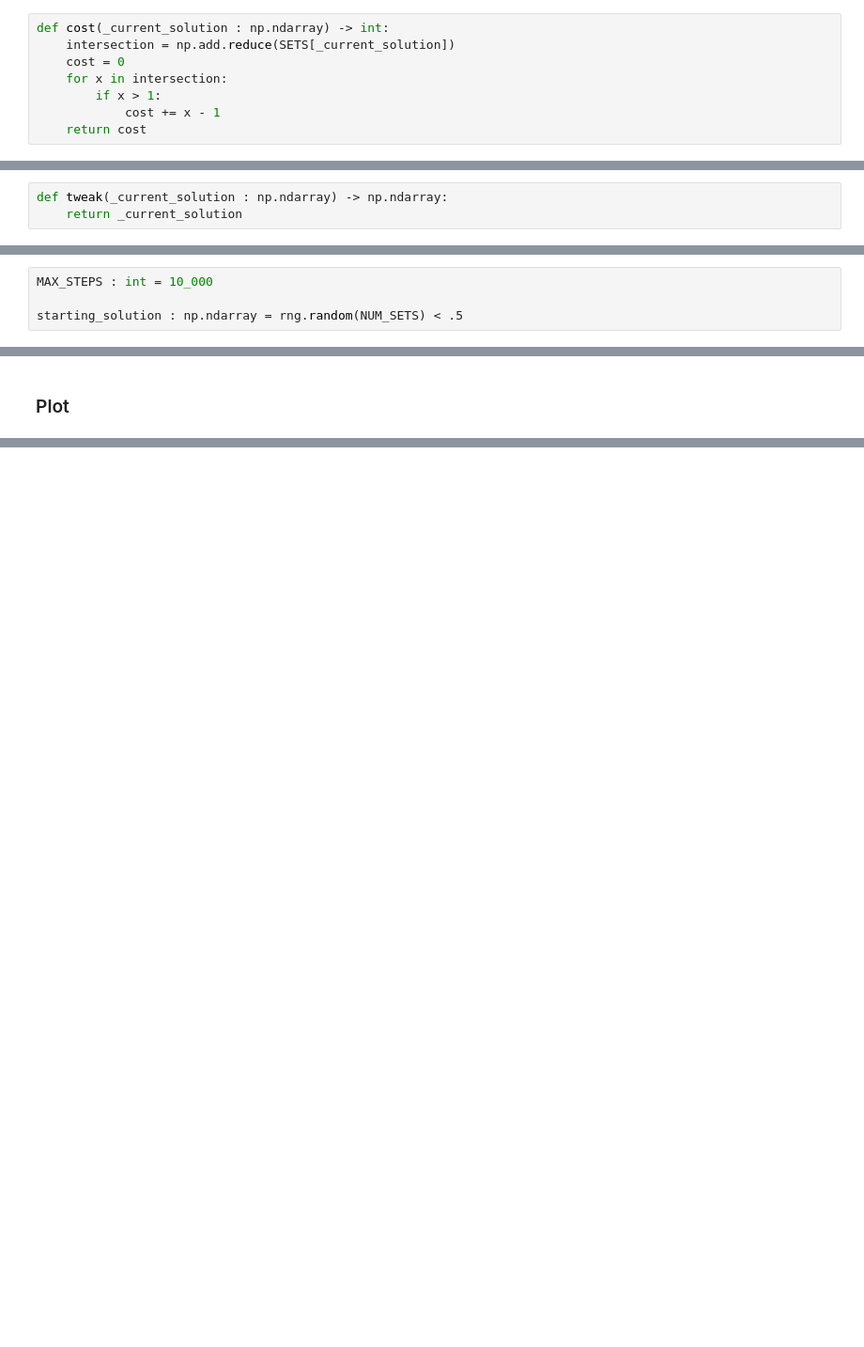
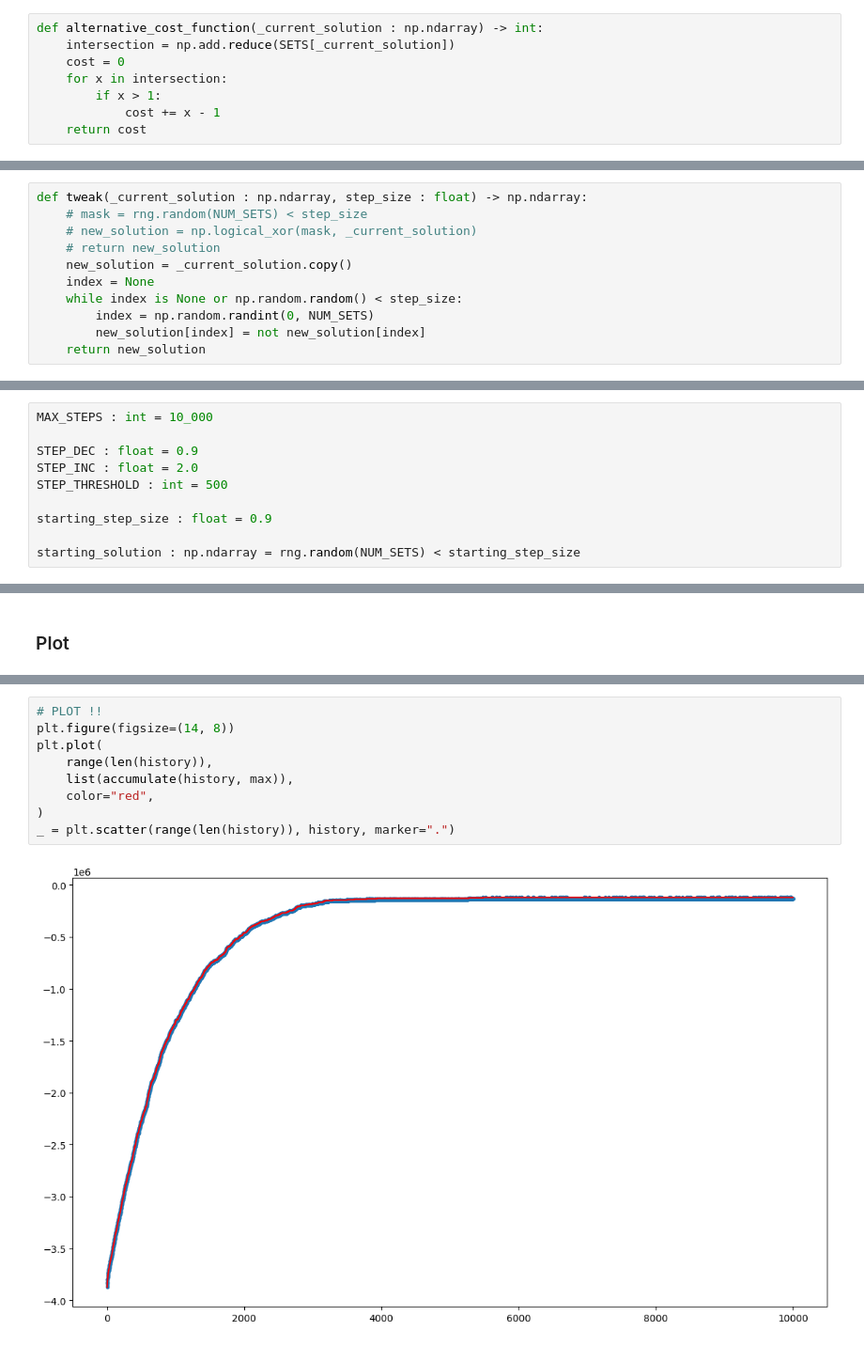
Before and after one commit to AbstractBorderStudio/CI2024_lab1, a Jupyter notebook: set-cover.ipynb, the cells around one changed output, grey strips where cells are left out. Shown at 94% size. Drawn from its saved outputs; the diff is of its cells as text; blank space fills up the shorter version.

Commit message:
feat: solution v.1.0

```diff
--- a/set-cover.ipynb
+++ b/set-cover.ipynb
@@ -95,7 +104,7 @@ we can tell that if the cost of a solution is around pow(UNIVERSE_SIZE, 1.1) we
 
 In the end we can re-think the cost function as the count of **how many times universe's elements are chosen in different subsets**. In this way, we want to minimize this overlapping value.
 # %%
-def cost(_current_solution : np.ndarray) -> int:
+def alternative_cost_function(_current_solution : np.ndarray) -> int:
     intersection = np.add.reduce(SETS[_current_solution])
     cost = 0
     for x in intersection:
@@ -135,14 +144,28 @@ ic| fitness(next_sol): (np.False_, np.int64(1), 0)
  np.False_)
 # %% [markdown]
 ### Tweak function
-# %%
-def tweak(_current_solution : np.ndarray) -> np.ndarray:
-    return _current_solution
+# %%
+def tweak(_current_solution : np.ndarray, step_size : float) -> np.ndarray:
+    # mask = rng.random(NUM_SETS) < step_size
+    # new_solution = np.logical_xor(mask, _current_solution)
+    # return new_solution
+    new_solution = _current_solution.copy()
+    index = None
+    while index is None or np.random.random() < step_size:
+        index = np.random.randint(0, NUM_SETS)
+        new_solution[index] = not new_solution[index]
+    return new_solution
 # %% [markdown]
 ### Initial values
 # %%
 MAX_STEPS : int = 10_000
 
-starting_solution : np.ndarray = rng.random(NUM_SETS) < .5
+STEP_DEC : float = 0.9
+STEP_INC : float = 2.0
+STEP_THRESHOLD : int = 500
+
+starting_step_size : float = 0.9
+
+starting_solution : np.ndarray = rng.random(NUM_SETS) < starting_step_size
 # %% [markdown]
 ### Iterations
@@ -167,0 +298,11 @@ ic| fitness(s1): (np.False_, np.int64(2), 0)
+# %%
+# PLOT !!
+plt.figure(figsize=(14, 8))
+plt.plot(
+    range(len(history)),
+    list(accumulate(history, max)),
+    color="red",
+)
+_ = plt.scatter(range(len(history)), history, marker=".")
+# %% [output]
+[figure, added]
```
Also changed, not shown: parts of 14 cells of this notebook.
